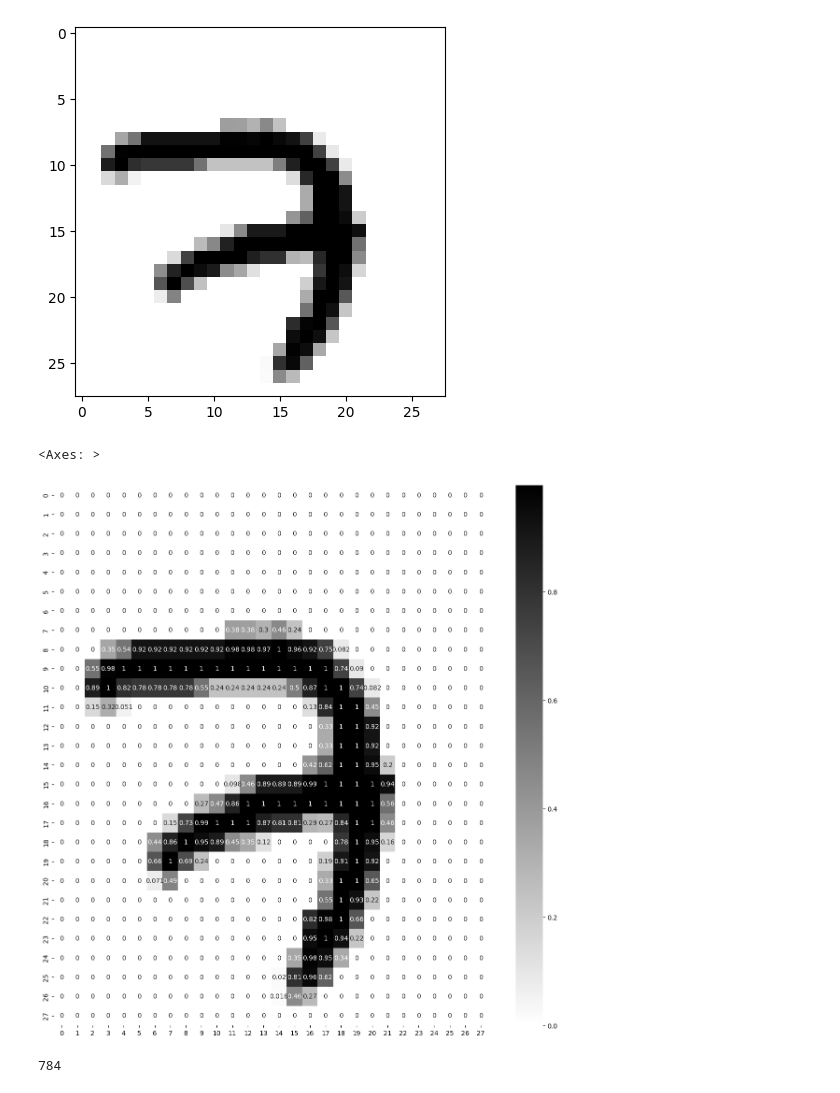
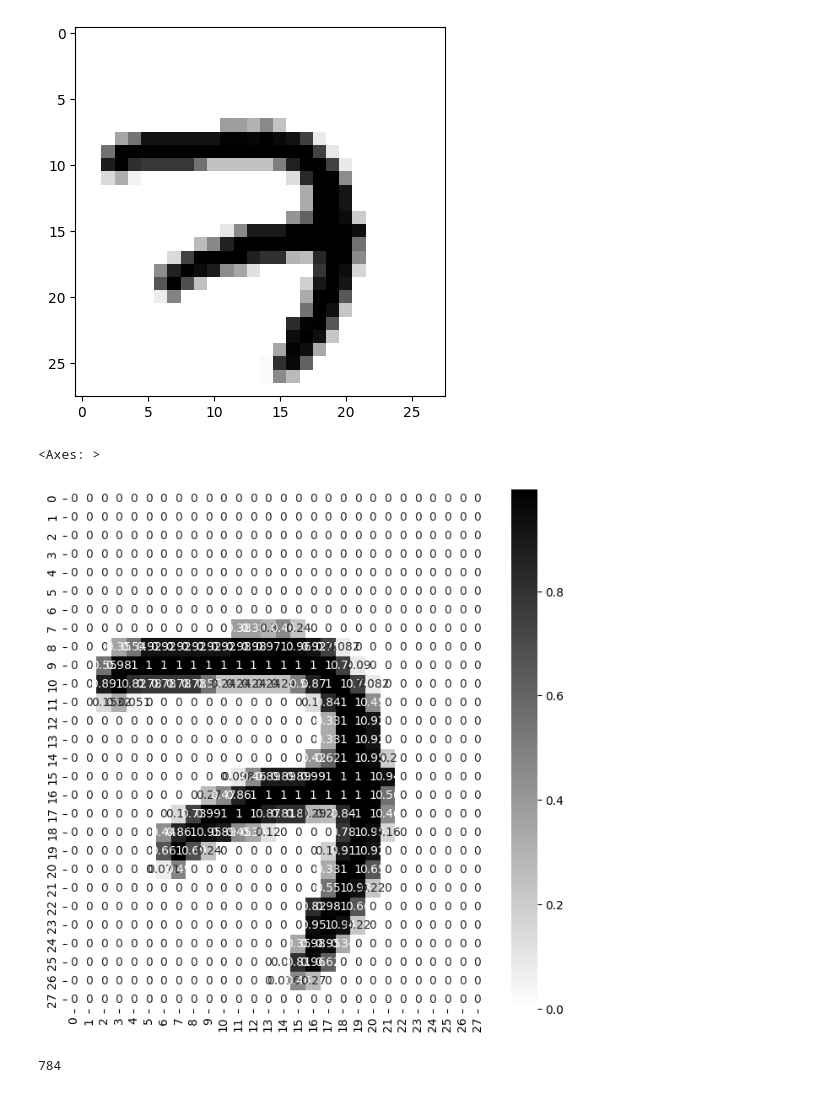
Before and after one commit to 27priyanshu/ANN-using-Keras, a Jupyter notebook: ANN_using_Keras.ipynb, the cells around one changed output. Cells and saved outputs as stored; diff of their text form; code cells hidden in the pictures.

```diff
--- a/ANN_using_Keras.ipynb
+++ b/ANN_using_Keras.ipynb
@@ -77,11 +80,11 @@ plt.show()
 # %%
 # how machine understand this
 
-plt.figure(figsize=(15,15))
+plt.figure(figsize=(8,8))
 sns.heatmap(x_train[0],annot=True,cmap="binary")
 # %% [output]
 <Axes: >
-[figure, old version]
+[figure, new version]
 # %%
 28*28
 # %% [output]
```
Also changed, not shown: parts of 18 cells of this notebook.
